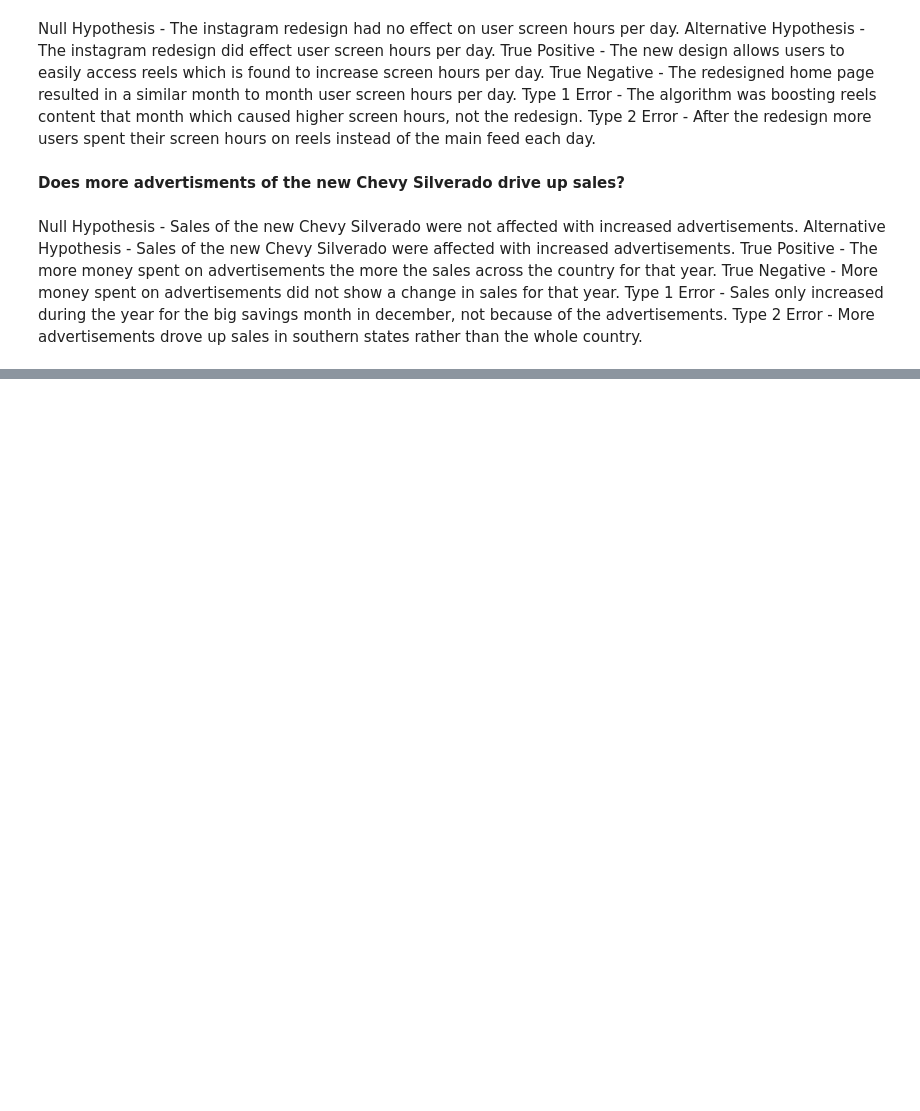
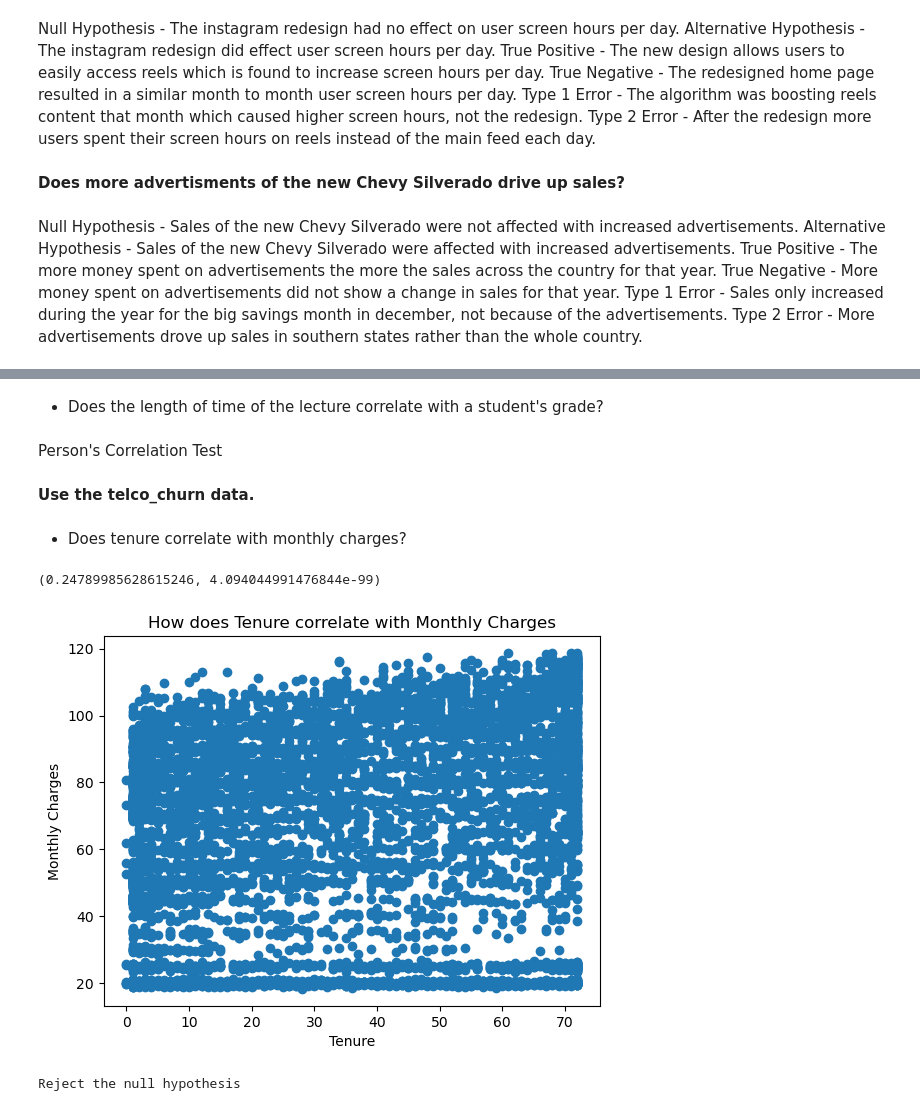
Before and after one commit to Jacob-Ball22/stats-exercises, a Jupyter notebook: hypothesis_testing.ipynb, the cells around one changed output, grey strips where cells are left out. Cells and saved outputs as stored; diff of their text form; code cells hidden in the pictures; blank space fills up the shorter version.

Commit message:
Added Hypothesis Testing Exercises

```diff
--- a/hypothesis_testing.ipynb
+++ b/hypothesis_testing.ipynb
@@ -27,0 +318,8 @@ Type 2 Error - More advertisements drove up sales in southern states rather than
+# %% [markdown]
+* Does the length of time of the lecture correlate with a student's grade?
+# %% [markdown]
+Person's Correlation Test
+# %% [markdown]
+**Use the telco_churn data.**
+# %% [markdown]
+* Does tenure correlate with monthly charges?
@@ -27,0 +334,19 @@ Type 2 Error - More advertisements drove up sales in southern states rather than
+# %%
+telco_churn = pd.read_sql('select * from customers;', env.get_db_url(env.username, env.hostname, env.password, 'telco_churn'))
+plt.scatter( telco_churn.tenure, telco_churn.monthly_charges)
+plt.xlabel('Tenure')
+plt.ylabel('Monthly Charges')
+plt.title('How does Tenure correlate with Monthly Charges')
+r, p = stats.pearsonr(telco_churn.monthly_charges, telco_churn.tenure)
+r, p
+# %% [output]
+(0.24789985628615246, 4.094044991476844e-99)
+[figure, added]
+# %%
+alpha = 0.05
+if p < alpha:
+    print('Reject the null hypothesis')
+else:
+    print('Fail to reject the null hypothesis')
+# %% [output]
+Reject the null hypothesis
```
Also changed, not shown: parts of 58 cells of this notebook.
